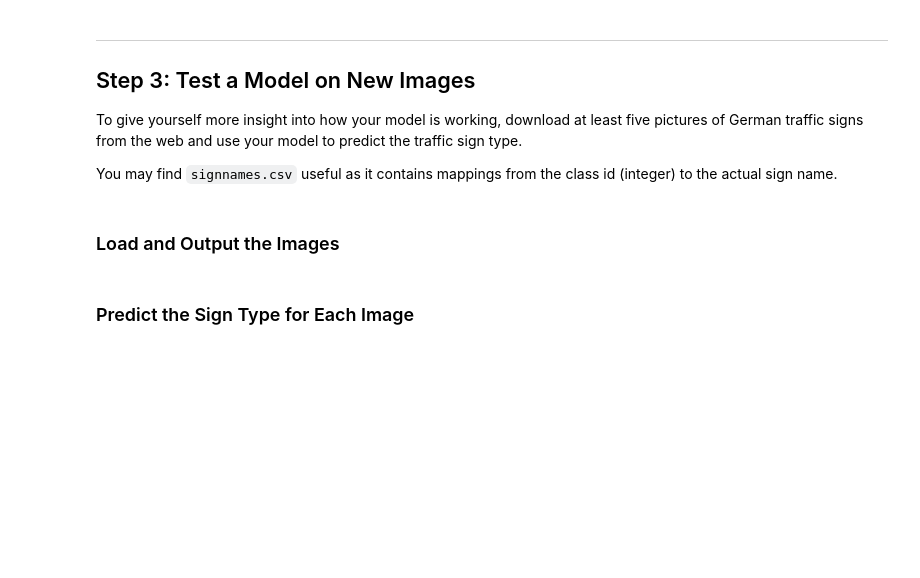
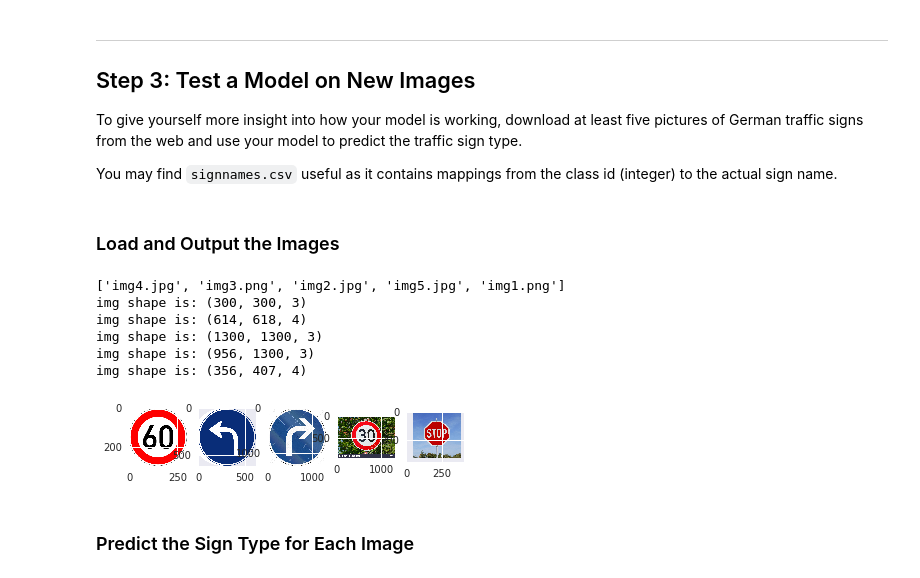
Before and after one commit to amirkhango/Traffic-Sign-Classifier-Proj2, a Jupyter notebook: Traffic_Sign_Classifier.ipynb, the cells around one changed output. Saved outputs shown, nothing was run; the diff lists cells and outputs as text; code cells hidden in the pictures; blank space fills up the shorter version.

Commit message:
Download 5 pics online and preprocess them

```diff
--- a/Traffic_Sign_Classifier.ipynb
+++ b/Traffic_Sign_Classifier.ipynb
@@ -382,2 +380,24 @@ You may find `signnames.csv` useful as it contains mappings from the class id (i
+# %%
+### Load the images and plot them here.
+### Feel free to use as many code cells as needed.
+import os
+import matplotlib.image as mpimg
+pic_path='./traffic-signs-data/online_pic/'
+pics=os.listdir(pic_path)
+print(pics)
+f=plt.figure()
+for idx in range(5):
+    img=mpimg.imread(pic_path+pics[idx])
+    ax = f.add_subplot(1, 5, idx+1) # this line adds sub-axes
+    print('img shape is:',img.shape)
+    ax.imshow(img) # this line
+# %% [output]
+['img4.jpg', 'img3.png', 'img2.jpg', 'img5.jpg', 'img1.png']
+img shape is: (300, 300, 3)
+img shape is: (614, 618, 4)
+img shape is: (1300, 1300, 3)
+img shape is: (956, 1300, 3)
+img shape is: (356, 407, 4)
+[figure, added]
 # %% [markdown]
 ### Predict the Sign Type for Each Image
```
Also changed, not shown: parts of 11 cells of this notebook, 14 other files.
